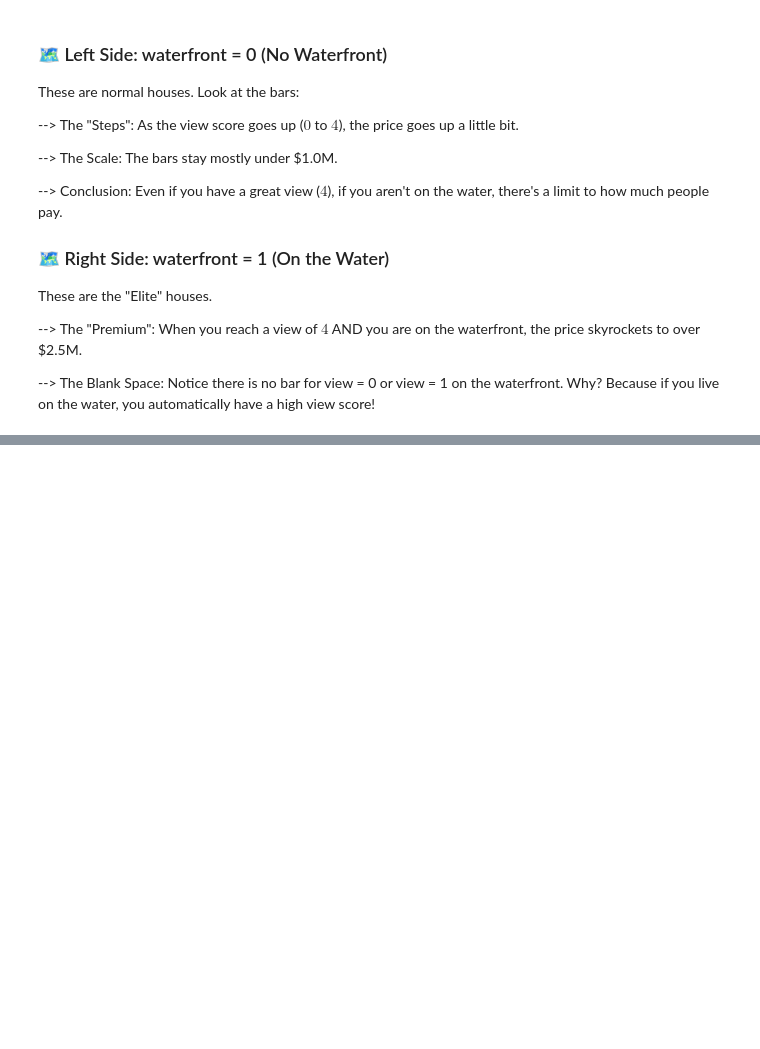
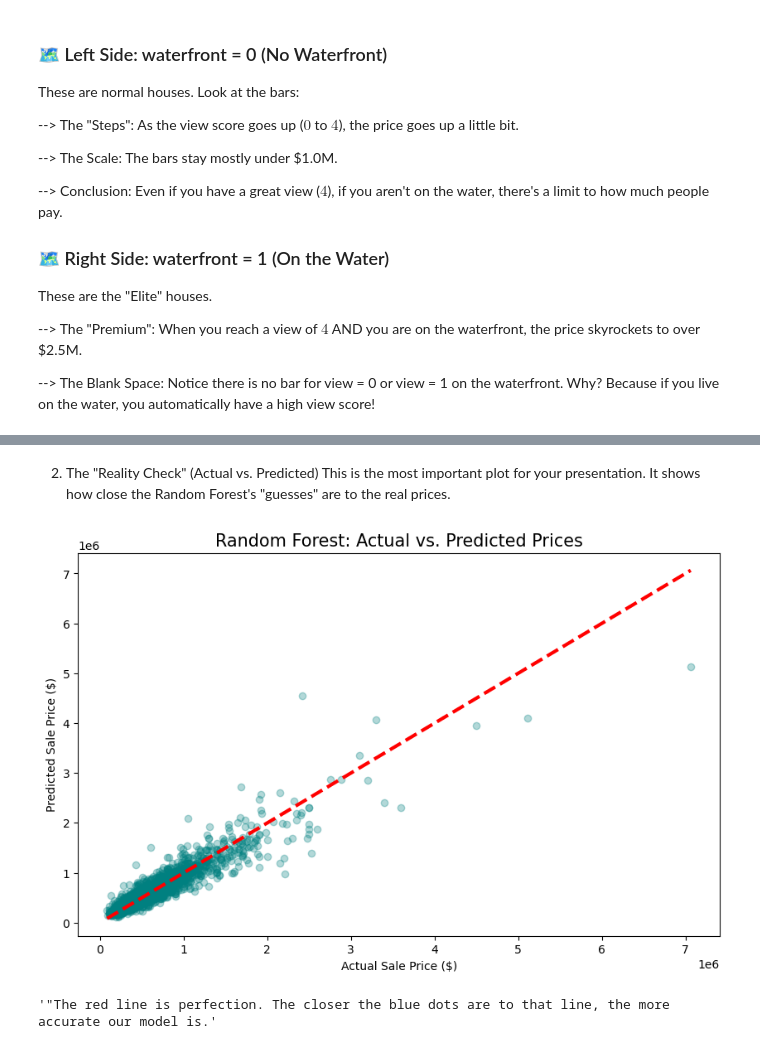
Before and after one commit to PabloXberg/PROJECT-2, a Jupyter notebook: main.ipynb, the cells around one changed output, grey strips where cells are left out. Saved outputs shown, nothing was run; the diff lists cells and outputs as text; code cells hidden in the pictures; blank space fills up the shorter version.

```diff
--- a/main.ipynb
+++ b/main.ipynb
@@ -223,0 +255,7 @@ These are the "Elite" houses.
+# %%
+# 4. Scaling (This should now be error-free!)
+scaler = StandardScaler()
+X_train_scaled = scaler.fit_transform(X_train)
+X_test_scaled = scaler.transform(X_test)
+
+print(f"Success! Your feature count went from {features.shape[1]} to {X.shape[1]} columns due to encoding.")
@@ -223,0 +345,16 @@ These are the "Elite" houses.
+# %% [markdown]
+2. The "Reality Check" (Actual vs. Predicted)
+This is the most important plot for your presentation. It shows how close the Random Forest's "guesses" are to the real prices.
+# %%
+plt.figure(figsize=(10, 6))
+plt.scatter(y_test, rf_preds, alpha=0.3, color='teal')
+plt.plot([y_test.min(), y_test.max()], [y_test.min(), y_test.max()], 'r--', lw=3)
+plt.xlabel('Actual Sale Price ($)')
+plt.ylabel('Predicted Sale Price ($)')
+plt.title('Random Forest: Actual vs. Predicted Prices', fontsize=15)
+plt.show()
+
+""""The red line is perfection. The closer the blue dots are to that line, the more accurate our model is."""
+# %% [output]
+[figure, added]
+'"The red line is perfection. The closer the blue dots are to that line, the more accurate our model is.'
```
Also changed, not shown: parts of 11 cells of this notebook, 1 other file.
